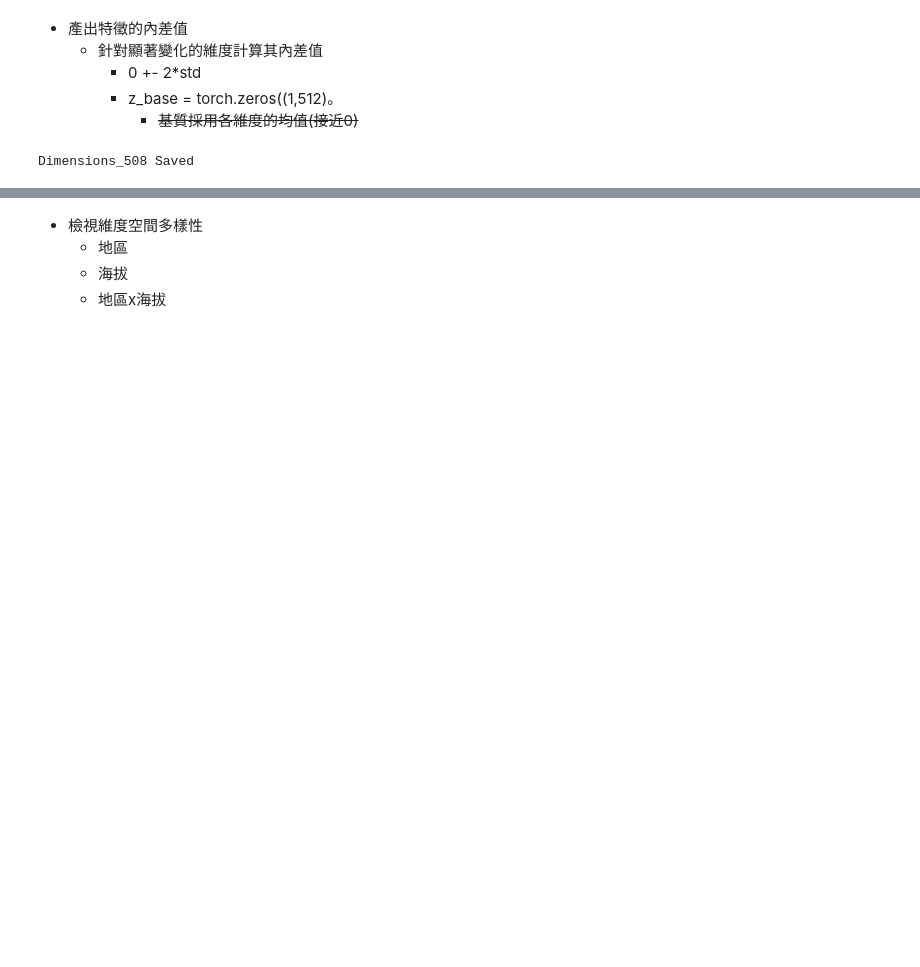
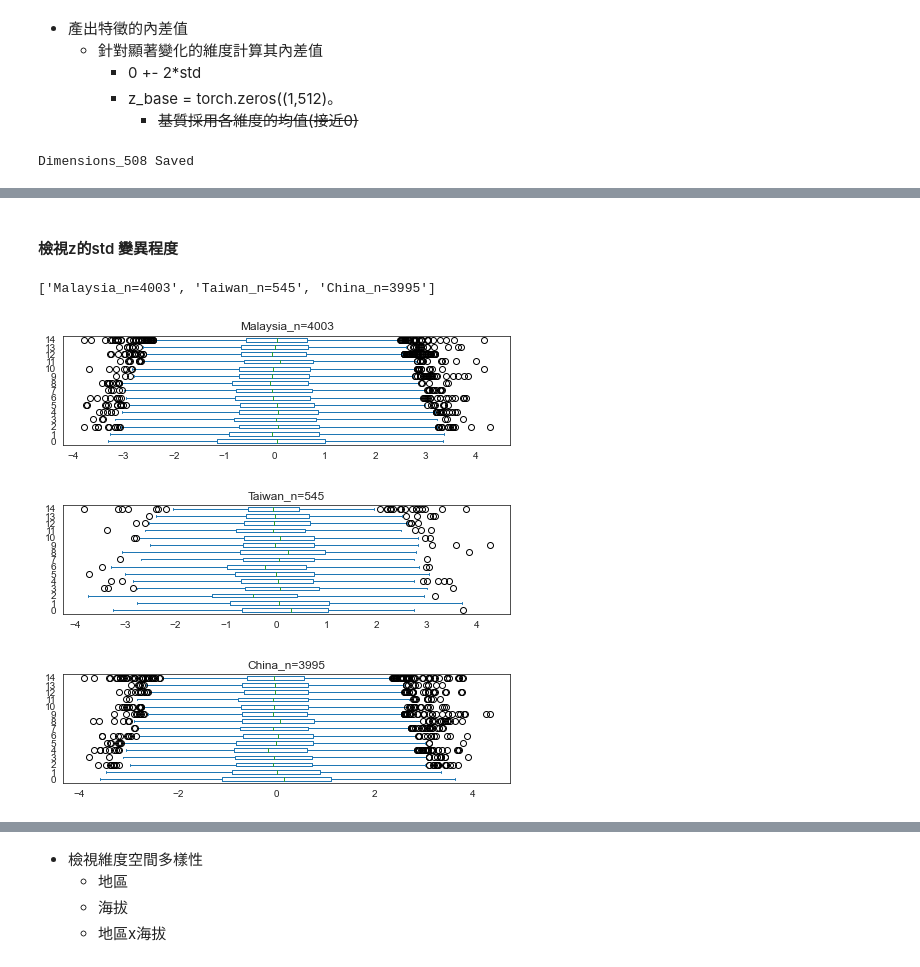
Before and after one commit to YunghuiHsu/Moth_Project, a Jupyter notebook: Moth_thermal/vsc/explore_LatentSpace.ipynb, the cells around one changed output, grey strips where cells are left out. Saved outputs shown, nothing was run; the diff lists cells and outputs as text; code cells hidden in the pictures; blank space fills up the shorter version.

```diff
--- a/Moth_thermal/vsc/explore_LatentSpace.ipynb
+++ b/Moth_thermal/vsc/explore_LatentSpace.ipynb
@@ -317,7 +308,7 @@ Signuficant dimensions : ['29' '55' '64' '78' '100' '128' '141' '154' '162' '168
 dir_save = Path(f"./results/latent")
 dir_save.mkdir(parents=True, exist_ok=True)
 
-def im_convert(tensor, f_name=None, figsize:tuple=(16, 4),save=False):
+def im_convert(tensor, f_name=None, figsize:tuple=(16, 4), dir_save=dir_save, save=False):
     image = tensor.cpu().clone().detach().numpy() # This process will happen in normal cpu.
     image = image.transpose(1, 2, 0)              # (c,w,h) > (w,h,c)
 #     image = image*std + mean                      # unnormalize
@@ -333,6 +324,7 @@ def im_convert(tensor, f_name=None, figsize:tuple=(16, 4),save=False):
                    )
         print(f'{f_name} Saved', end='\r')
     plt.close()
+    # fig_path =  f"./results/Feature_inverse"
 # %%
 num = 30
 c = 3
@@ -376,0 +371,30 @@ Dimensions_508 Saved
+# %% [markdown]
+#### 檢視z的std 變異程度
+# %%
+# 分別索引、建立三地區的coding值
+# 僅檢視有顯著變化的維度
+locations =  ["Malaysia", "Taiwan", "China"]
+
+df_Location = df_coding_sp_based[['Location']].reset_index(drop=True)
+
+idxs = [df_Location.query(f'Location=="{loc}"').index.values
+                             for loc in locations]
+
+coding_list= [coding.reset_index(drop=True).loc[idx, sig_dim] for idx in idxs]
+
+
+sample_size = [len(idx)for idx in idxs]
+loc_size_ = list(dict(zip(locations, sample_size)).items())
+loc_size = [f'{loc}_n={size}'  for loc, size in loc_size_]
+loc_size
+# %% [output]
+['Malaysia_n=4003', 'Taiwan_n=545', 'China_n=3995']
+# %%
+figsize = (8,2)
+
+for coding_, title in zip(coding_list,loc_size):
+    coding_.plot.box(title=title,figsize=figsize, vert=False);
+# %% [output]
+[figure, added]
+[figure, added]
+[figure, added]
```
Also changed, not shown: parts of 26 cells of this notebook.
